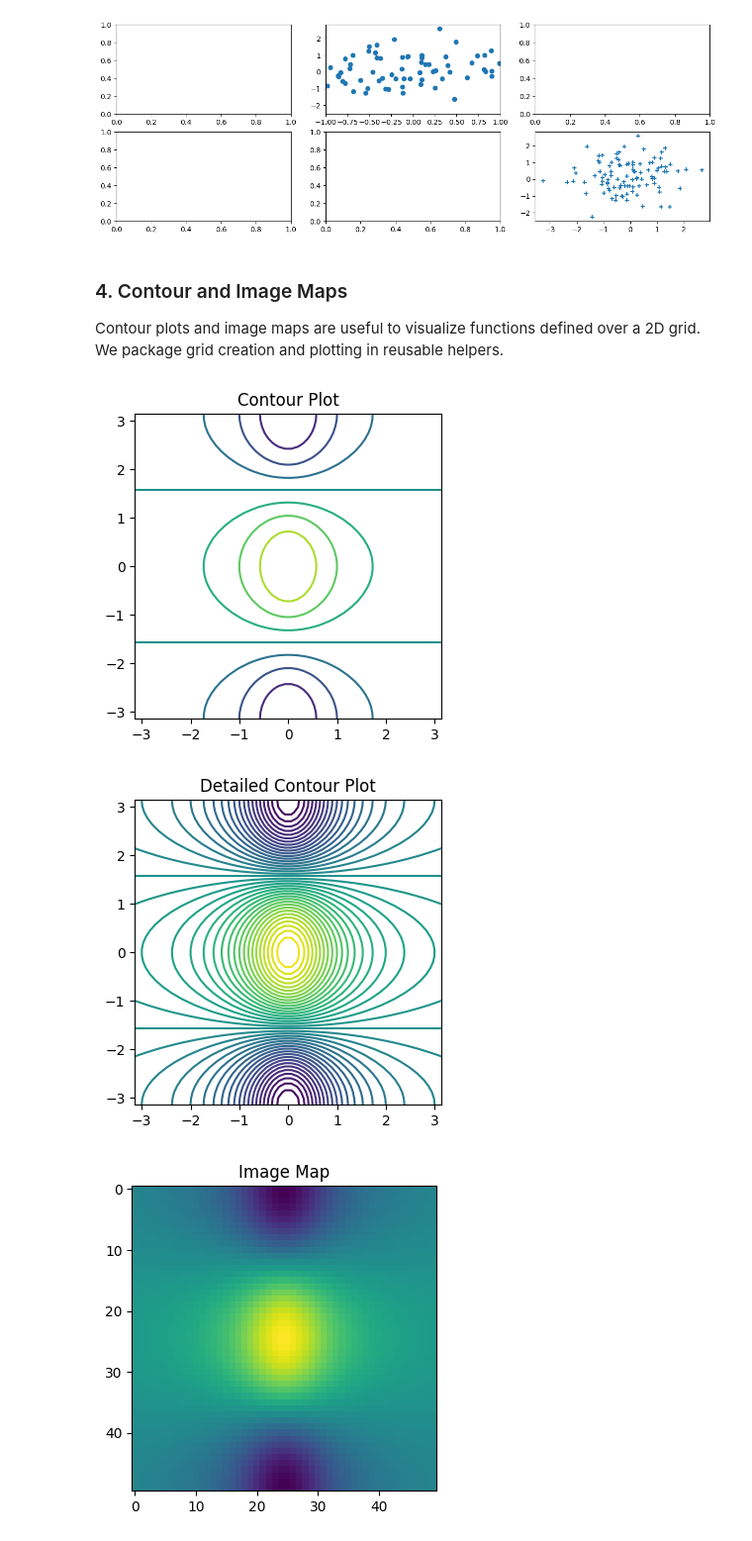
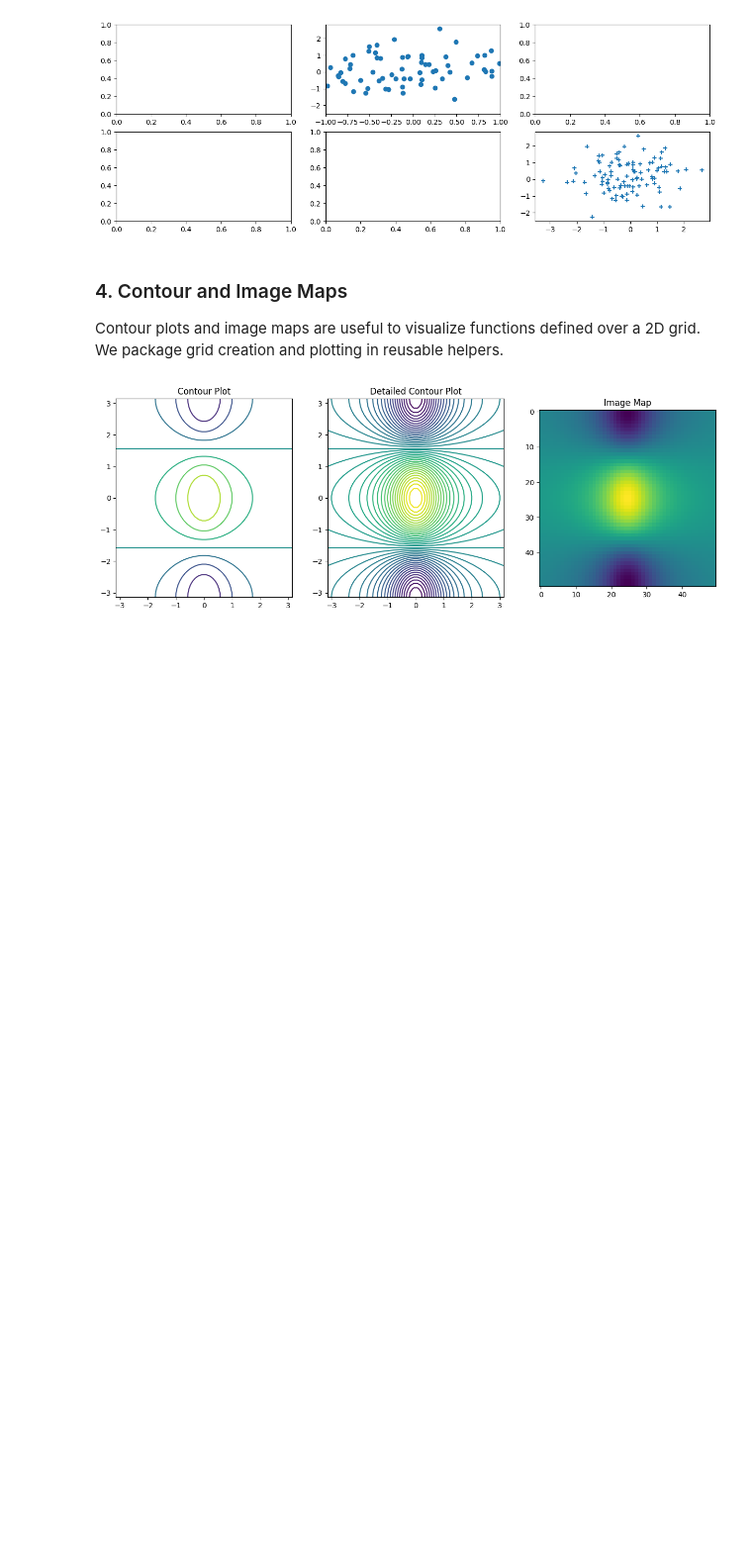
Before and after one commit to guillaume-ottolini/ISLP-Training, a Jupyter notebook: notebooks/ch2_intro_lab.ipynb, the cells around one changed output. Shown at 99% size. Saved outputs shown, nothing was run; the diff lists cells and outputs as text; code cells hidden in the pictures; blank space fills up the shorter version.

Commit message:
refactor: refactor Graphics section with horizontal layouts and fix linting config

```diff
--- a/notebooks/ch2_intro_lab.ipynb
+++ b/notebooks/ch2_intro_lab.ipynb
@@ -319,37 +319,25 @@ Contour plots and image maps are useful to visualize functions defined over a 2D
 # %%
 def build_surface_data(n_points=50):
     """Build a 2D grid and surface values for contour/image plotting."""
     x_grid = np.linspace(-np.pi, np.pi, n_points)
     y_grid = x_grid
     f_grid = np.multiply.outer(np.cos(y_grid), 1 / (1 + x_grid**2))
     return x_grid, y_grid, f_grid
 
-def plot_contour_maps(x_grid, y_grid, f_grid):
-    """Create contour visualizations with default and detailed levels."""
-    fig_default, ax_default = subplots(figsize=(4, 4))
-    ax_default.contour(x_grid, y_grid, f_grid)
-    ax_default.set_title("Contour Plot")
-
-    fig_detailed, ax_detailed = subplots(figsize=(4, 4))
-    ax_detailed.contour(x_grid, y_grid, f_grid, levels=45)
-    ax_detailed.set_title("Detailed Contour Plot")
-    return (fig_default, ax_default), (fig_detailed, ax_detailed)
-
-def plot_image_map(f_grid):
-    """Display the 2D surface as an image map."""
-    fig, ax = subplots(figsize=(4, 4))
-    ax.imshow(f_grid)
-    ax.set_title("Image Map")
-    return fig, ax
+def create_contour_gallery(x_grid, y_grid, f_grid, nrows=1, ncols=3, figsize=(15, 5)):
+    """Create a horizontal row of contour and image visualizations."""
+    fig, axes = subplots(nrows=nrows, ncols=ncols, figsize=figsize)
+    axes[0].contour(x_grid, y_grid, f_grid)
+    axes[0].set_title("Contour Plot")
+    axes[1].contour(x_grid, y_grid, f_grid, levels=45)
+    axes[1].set_title("Detailed Contour Plot")
+    axes[2].imshow(f_grid)
+    axes[2].set_title("Image Map")
+    return fig, axes
 
 # Run contour/image examples.
 x_grid, y_grid, f_grid = build_surface_data()
-(fig_contour, ax_contour), (fig_contour_detailed, ax_contour_detailed) = plot_contour_maps(
-    x_grid, y_grid, f_grid
-)
-fig_image, ax_image = plot_image_map(f_grid)
-fig_image;
+fig_contour_gallery, axes_contour_gallery = create_contour_gallery(x_grid, y_grid, f_grid)
+fig_contour_gallery;
 # %% [output]
-[figure, old version]
+[figure, new version]
-[figure, removed]
-[figure, removed]
```
Also changed, not shown: 2 other files.
